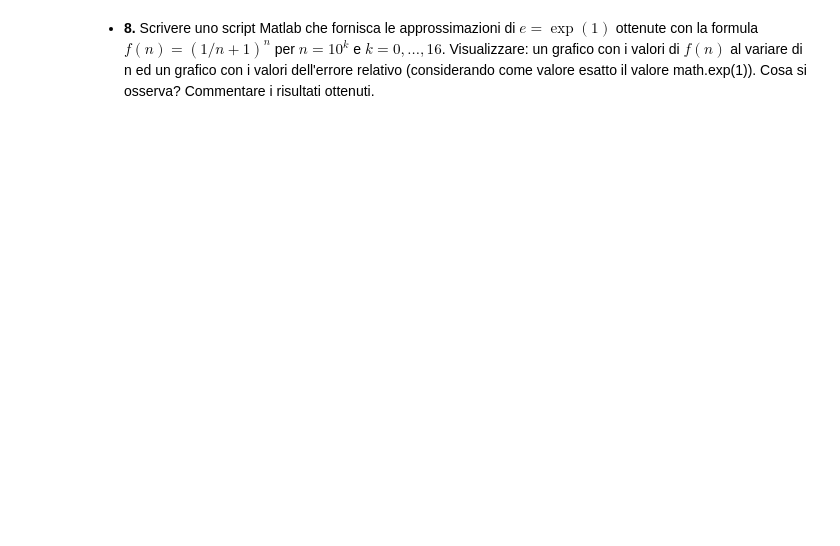
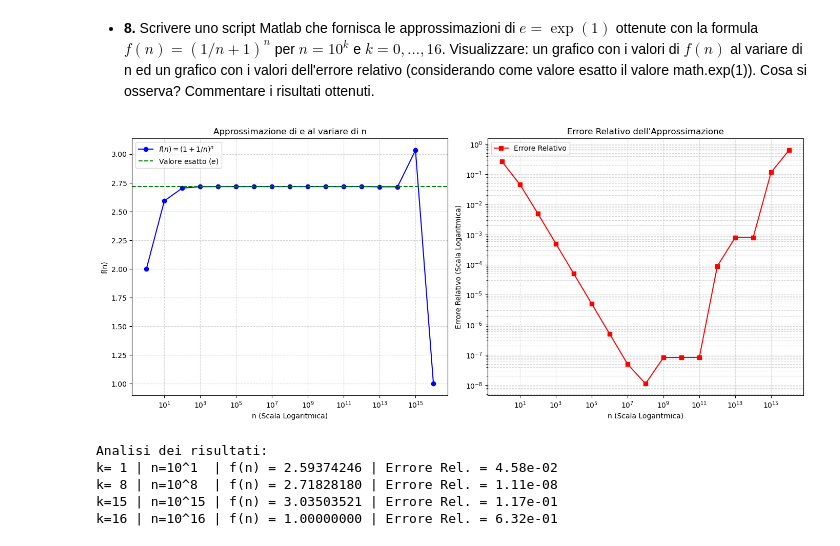
Before and after one commit to Hachi-69/Unibo-Computer-Science-and-Engineering-Year-2, a Jupyter notebook: Numerical-Methods-for-Artificial-Intelligence/lab4/Esercitazione4_10_03_2026.ipynb, the cells around one changed output. Cells and saved outputs as stored; diff of their text form; code cells hidden in the pictures; blank space fills up the shorter version.

```diff
--- a/Numerical-Methods-for-Artificial-Intelligence/lab4/Esercitazione4_10_03_2026.ipynb
+++ b/Numerical-Methods-for-Artificial-Intelligence/lab4/Esercitazione4_10_03_2026.ipynb
@@ -184,3 +227,53 @@ $$ Si visualizzi l'errore relativo in un grafico in scala logaritmica su $x$ e $
 # %% [markdown]
 - **8.** Scrivere uno script Matlab che fornisca le approssimazioni di $e=\exp(1)$ ottenute con la formula
 $f(n)=(1/n+1)^n$ per $n=10^k$ e  $k=0, ..., 16$. Visualizzare: un grafico con i valori di $f(n)$ al variare di n ed un grafico con i valori dell'errore relativo (considerando come valore esatto il valore math.exp(1)).  Cosa si osserva? Commentare i risultati ottenuti.
+# %%
+import numpy as np
+import matplotlib.pyplot as plt
+
+# 1. Vettore degli esponenti k (da 0 a 16) e calcolo di n
+k = np.arange(0, 17, dtype=np.float64)
+n = 10.0 ** k
+
+# 2. Calcolo dell'approssimazione f(n)
+f_n = (1.0 / n + 1.0) ** n
+
+e_esatto = np.exp(1)
+
+# 4. Calcolo dell'errore relativo
+errore_relativo = np.abs(f_n - e_esatto) / e_esatto
+
+# 5. Visualizzazione dei grafici
+fig, (ax1, ax2) = plt.subplots(1, 2, figsize=(14, 6))
+
+# Grafico 1: Andamento di f(n)
+ax1.semilogx(n, f_n, marker='o', color='blue', label=r'$f(n) = (1 + 1/n)^n$')
+ax1.axhline(e_esatto, color='green', linestyle='--', label=r'Valore esatto ($e$)')
+ax1.set_title("Approssimazione di e al variare di n")
+ax1.set_xlabel("n (Scala Logaritmica)")
+ax1.set_ylabel("f(n)")
+ax1.grid(True, which="both", ls="--", alpha=0.5)
+ax1.legend()
+
+# Grafico 2: Errore Relativo
+ax2.loglog(n, errore_relativo, marker='s', color='red', label='Errore Relativo')
+ax2.set_title("Errore Relativo dell'Approssimazione")
+ax2.set_xlabel("n (Scala Logaritmica)")
+ax2.set_ylabel("Errore Relativo (Scala Logaritmica)")
+ax2.grid(True, which="both", ls="--", alpha=0.5)
+ax2.legend()
+
+plt.tight_layout()
+plt.show()
+
+# Stampa di alcuni valori chiave per l'analisi
+print("Analisi dei risultati:")
+for i in [1, 8, 15, 16]:
+    print(f"k={i:2d} | n=10^{i:<2d} | f(n) = {f_n[i]:.8f} | Errore Rel. = {errore_relativo[i]:.2e}")
+# %% [output]
+[figure, added]
+Analisi dei risultati:
+k= 1 | n=10^1  | f(n) = 2.59374246 | Errore Rel. = 4.58e-02
+k= 8 | n=10^8  | f(n) = 2.71828180 | Errore Rel. = 1.11e-08
+k=15 | n=10^15 | f(n) = 3.03503521 | Errore Rel. = 1.17e-01
+k=16 | n=10^16 | f(n) = 1.00000000 | Errore Rel. = 6.32e-01
```
Also changed, not shown: parts of 1 cell of this notebook.
